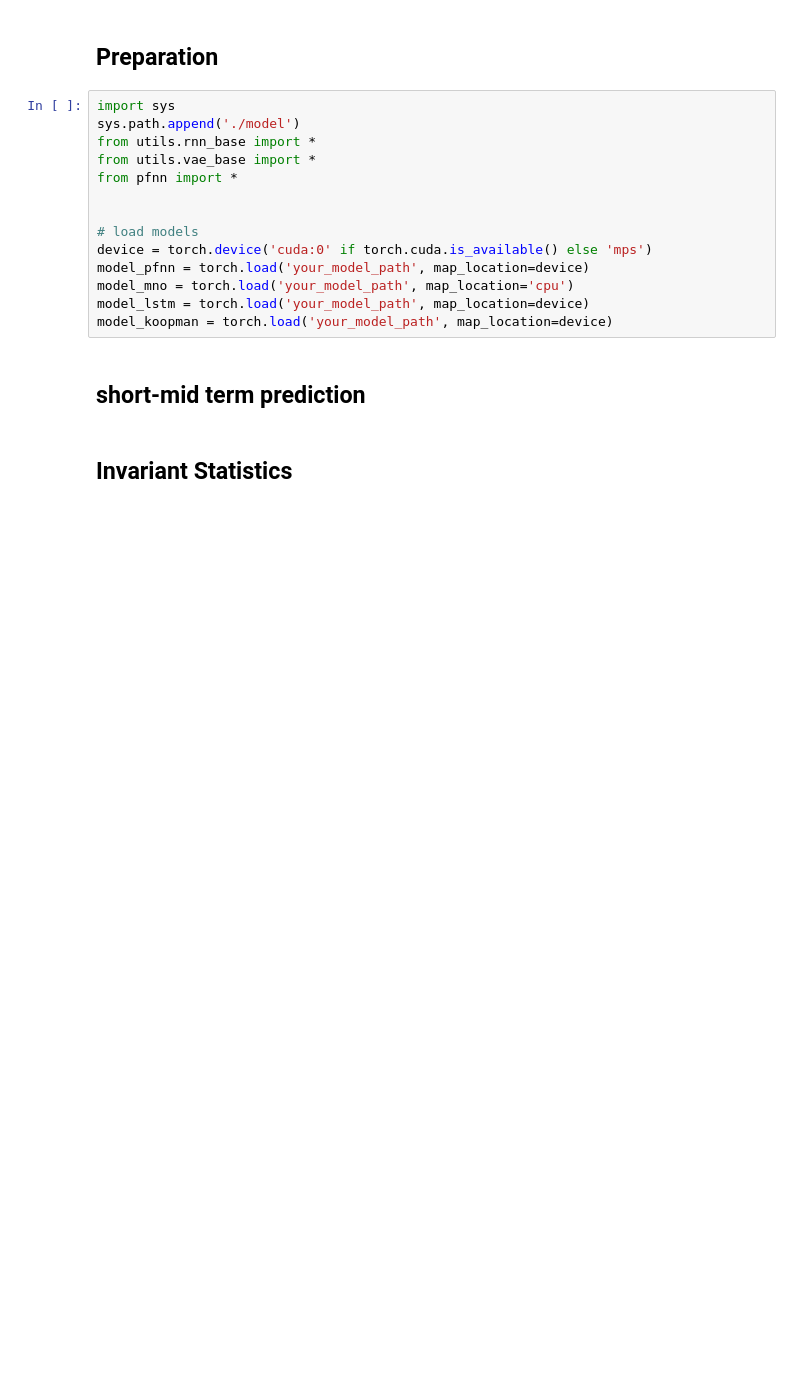
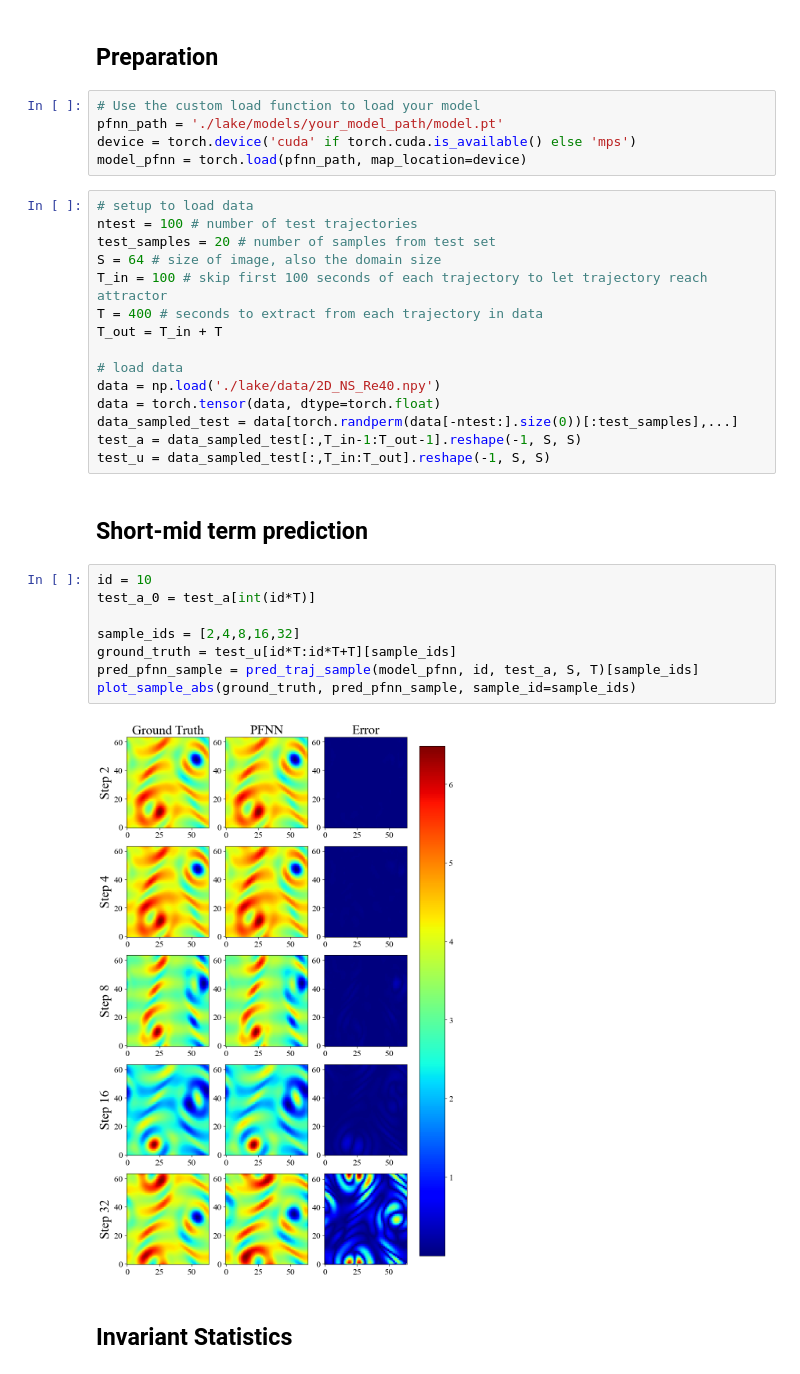
Before and after one commit to esp32cam/PFNN, a Jupyter notebook: visualization_NS.ipynb, the cells around one changed output. Drawn from its saved outputs; the diff is of its cells as text; blank space fills up the shorter version.

Commit message:
visual_ns

```diff
--- a/visualization_NS.ipynb
+++ b/visualization_NS.ipynb
@@ -17,21 +24,37 @@ In the mean time, we visualize and compare the learned invariant statistics of l
 # %% [markdown]
 ## Preparation
-# %%
-import sys
-sys.path.append('./model')
-from utils.rnn_base import *
-from utils.vae_base import *
-from pfnn import *
-
-
-# load models
-device = torch.device('cuda:0' if torch.cuda.is_available() else 'mps')
-model_pfnn = torch.load('your_model_path', map_location=device)
-model_mno = torch.load('your_model_path', map_location='cpu')
-model_lstm = torch.load('your_model_path', map_location=device)
-model_koopman = torch.load('your_model_path', map_location=device)
+# %%
+# Use the custom load function to load your model
+pfnn_path = './lake/models/your_model_path/model.pt'
+device = torch.device('cuda' if torch.cuda.is_available() else 'mps')
+model_pfnn = torch.load(pfnn_path, map_location=device)
+# %%
+# setup to load data
+ntest = 100 # number of test trajectories
+test_samples = 20 # number of samples from test set
+S = 64 # size of image, also the domain size
+T_in = 100 # skip first 100 seconds of each trajectory to let trajectory reach attractor
+T = 400 # seconds to extract from each trajectory in data
+T_out = T_in + T
+
+# load data
+data = np.load('./lake/data/2D_NS_Re40.npy')
+data = torch.tensor(data, dtype=torch.float)
+data_sampled_test = data[torch.randperm(data[-ntest:].size(0))[:test_samples],...]
+test_a = data_sampled_test[:,T_in-1:T_out-1].reshape(-1, S, S)
+test_u = data_sampled_test[:,T_in:T_out].reshape(-1, S, S)
 # %% [markdown]
-## short-mid term prediction
+## Short-mid term prediction
+# %%
+id = 10
+test_a_0 = test_a[int(id*T)]
+
+sample_ids = [2,4,8,16,32]
+ground_truth = test_u[id*T:id*T+T][sample_ids]
+pred_pfnn_sample = pred_traj_sample(model_pfnn, id, test_a, S, T)[sample_ids]
+plot_sample_abs(ground_truth, pred_pfnn_sample, sample_id=sample_ids)
+# %% [output]
+[figure, added]
 # %% [markdown]
 ## Invariant Statistics
 # %% [markdown]
```
Also changed, not shown: parts of 7 cells of this notebook, 9 other files.
